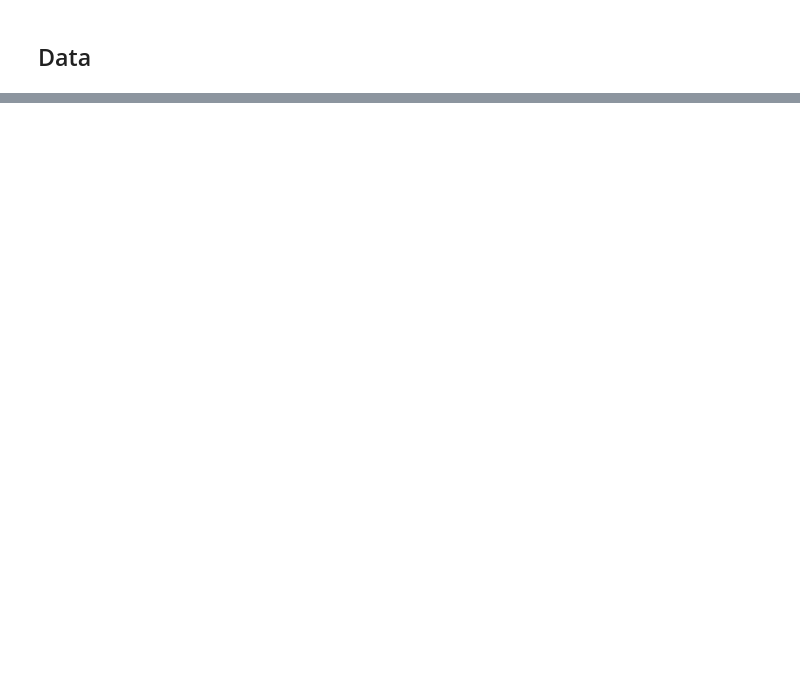
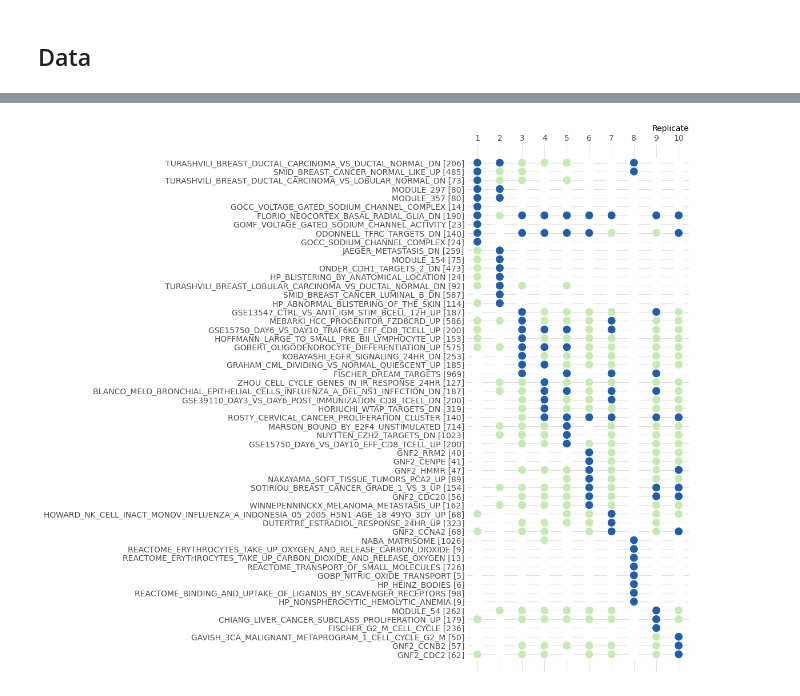
Before and after one commit to mbonto/XAI_in_genomics, a Jupyter notebook: Visualisation/show_GSEA.ipynb, the cells around one changed output, grey strips where cells are left out. Saved outputs shown, nothing was run; the diff lists cells and outputs as text; code cells hidden in the pictures; blank space fills up the shorter version.

```diff
--- a/Visualisation/show_GSEA.ipynb
+++ b/Visualisation/show_GSEA.ipynb
@@ -157,0 +175,9 @@ plt.show()
+# %%
+methods = ["1", "2", "3", "4", "5", "6", "7", "8", "9", "10"]
+rename_methods = {"1": "exp_1", "2": "exp_2", "3": "exp_3", "4": "exp_4", "5": "exp_5", "6": "exp_6", "7": "exp_7", "8": "exp_8", "9": "exp_9", "10": "exp_10"}
+fig, ax = plt.subplots(figsize=(5, 12))
+plot_heatmap(ax, methods, rename_methods, "Replicate")
+plt.savefig(os.path.join(f"GSEA_{name}.png"), bbox_inches='tight')
+plt.show()
+# %% [output]
+[figure, added]
```
Also changed, not shown: parts of 5 cells of this notebook, 18 other files.
